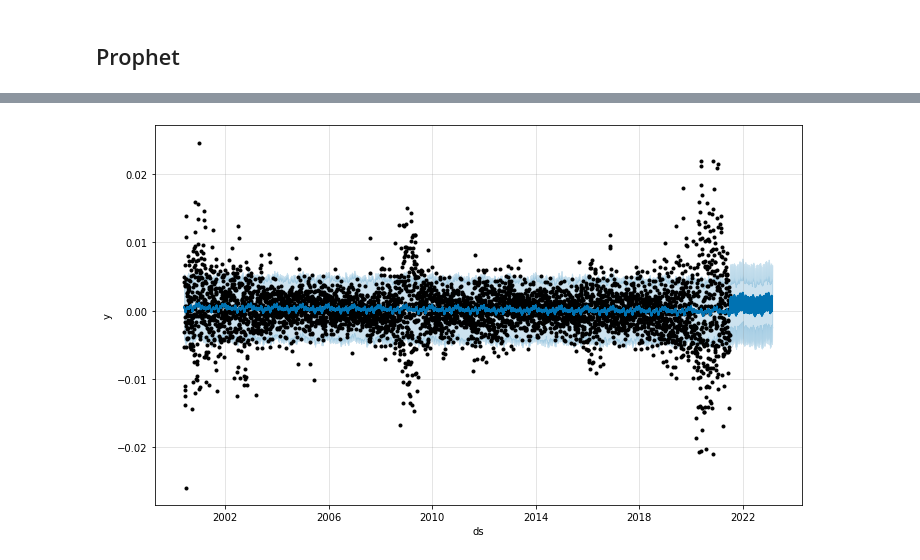
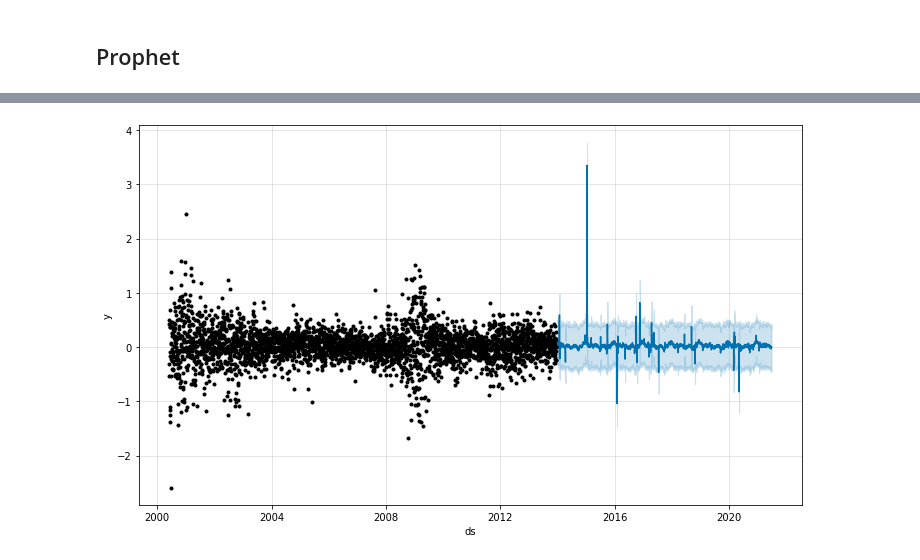
Before and after one commit to JBaldys/APlusBernstein-Project, a Jupyter notebook: notebooks/modeling/value/features.ipynb, the cells around one changed output, grey strips where cells are left out. Saved outputs shown, nothing was run; the diff lists cells and outputs as text; code cells hidden in the pictures.

Commit message:
add prophet model

```diff
--- a/notebooks/modeling/value/features.ipynb
+++ b/notebooks/modeling/value/features.ipynb
@@ -60,0 +80,5 @@ corrs
+# %%
+from sklearn.feature_selection import SequentialFeatureSelector, SelectFromModel
+sfs_forward = SequentialFeatureSelector(
+    ridge_fit, n_features_to_select=15, direction="forward"
+).fit(x_train, y_train)
@@ -62,7 +107,12 @@ corrs
 ## Prophet
 # %%
 from fbprophet import Prophet
+selected_vars = feature_names[sfs_forward.get_support()]
 m = Prophet( weekly_seasonality=True, yearly_seasonality=True)
+for var in selected_vars:
+    m.add_regressor(var)
 # %%
-df_model = df.rename(columns={"Date": "ds", "value_1d_fwd_rel_ret": "y"})
+df_train["Date"] = dates
+df_train["value_1d_fwd_rel_ret"] = y_train
+df_model = df_train.rename(columns={"Date": "ds", "value_1d_fwd_rel_ret": "y"})
 # %%
@@ -81,9 +132,9 @@ Initial log joint probability = -91.1354
 Optimization terminated normally:
   Convergence detected: relative gradient magnitude is below tolerance
+# %%
+df_test = pd.read_csv(model_data_dir / "test_regression.csv")[["Date", "value_1d_fwd_rel_ret"] + selected_vars.tolist()].rename({"Date": "ds"}, axis=1)
 # %%
-future = m.make_future_dataframe(periods=600)
-forecast = m.predict(future)
-
+forecast = m.predict(df_test)
 fig1 = m.plot(forecast)
 # %% [output]
-[figure, old version]
+[figure, new version]
```
Also changed, not shown: parts of 17 cells of this notebook.
